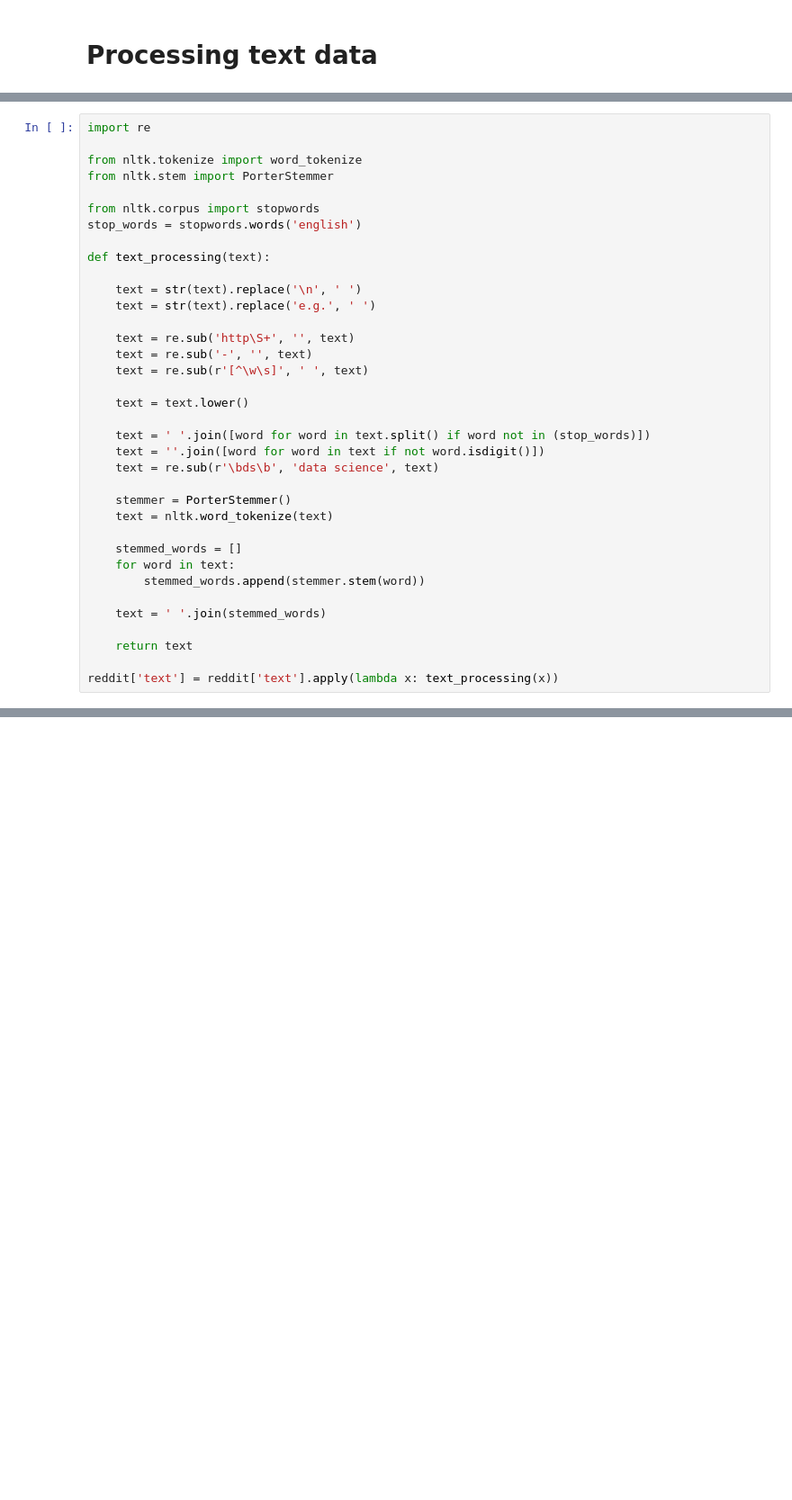
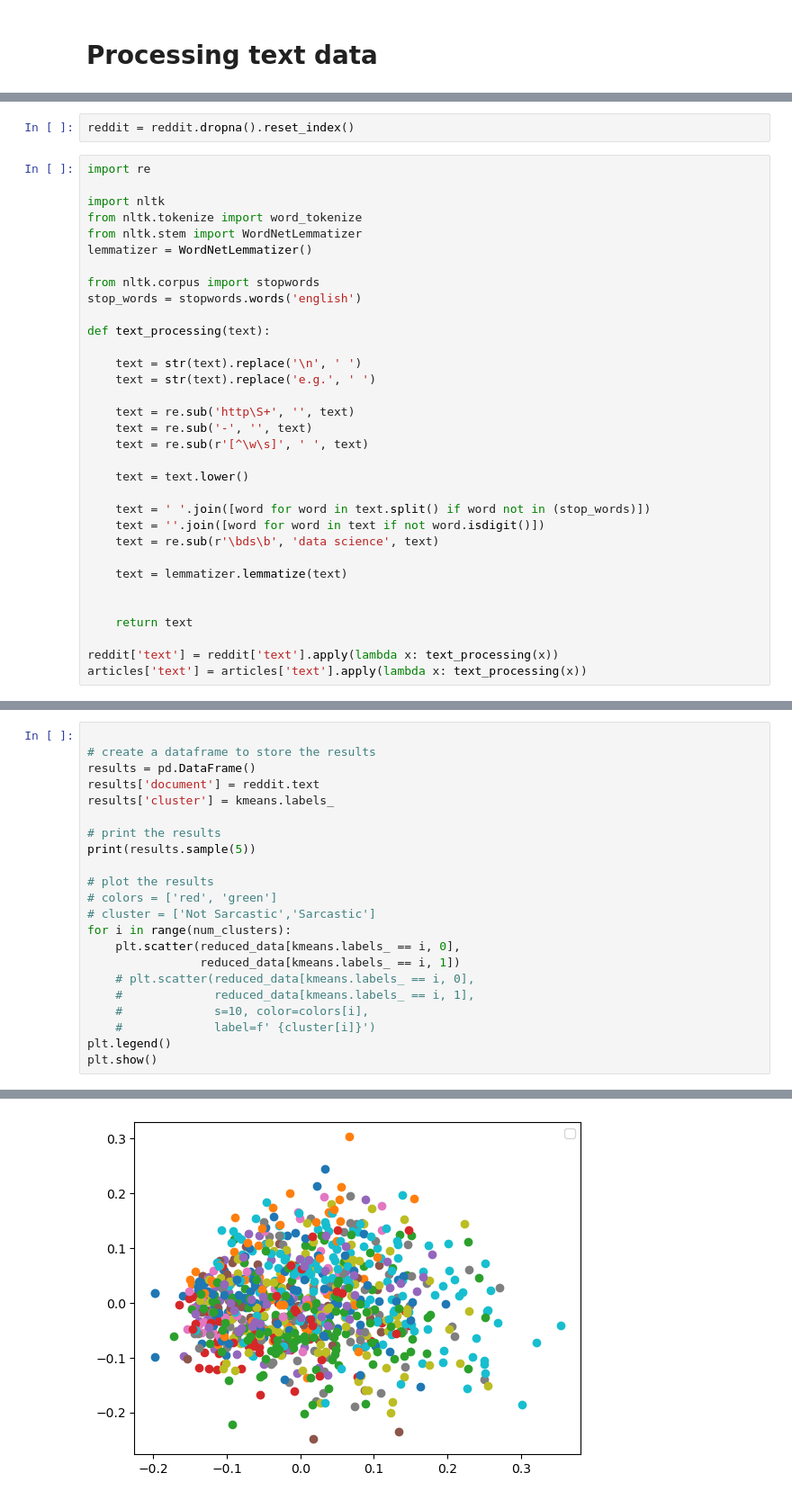
Before and after one commit to thomaschow0716/articles, a Jupyter notebook: main.ipynb, the cells around one changed output, grey strips where cells are left out. Shown at 90% size. Drawn from its saved outputs; the diff is of its cells as text; blank space fills up the shorter version.

```diff
--- a/main.ipynb
+++ b/main.ipynb
@@ -31,8 +31,12 @@ memory usage: 4.1+ KB
+# %%
+reddit = reddit.dropna().reset_index()
 # %%
 import re
 
+import nltk
 from nltk.tokenize import word_tokenize
-from nltk.stem import PorterStemmer
+from nltk.stem import WordNetLemmatizer
+lemmatizer = WordNetLemmatizer()
 
 from nltk.corpus import stopwords
 stop_words = stopwords.words('english')
@@ -52,18 +56,13 @@ def text_processing(text):
     text = ''.join([word for word in text if not word.isdigit()])
     text = re.sub(r'\bds\b', 'data science', text)
 
-    stemmer = PorterStemmer()
-    text = nltk.word_tokenize(text)
+    text = lemmatizer.lemmatize(text)
 
-    stemmed_words = []
-    for word in text:
-        stemmed_words.append(stemmer.stem(word))
-
-    text = ' '.join(stemmed_words)
 
     return text
 
 reddit['text'] = reddit['text'].apply(lambda x: text_processing(x))
+articles['text'] = articles['text'].apply(lambda x: text_processing(x))
 # %%
 reddit['text'][0]
 # %% [output]
@@ -70,0 +101,23 @@ reddit['text'][0]
+# %%
+
+# create a dataframe to store the results
+results = pd.DataFrame()
+results['document'] = reddit.text
+results['cluster'] = kmeans.labels_
+
+# print the results
+print(results.sample(5))
+
+# plot the results
+# colors = ['red', 'green']
+# cluster = ['Not Sarcastic','Sarcastic']
+for i in range(num_clusters):
+    plt.scatter(reduced_data[kmeans.labels_ == i, 0],
+                reduced_data[kmeans.labels_ == i, 1])
+    # plt.scatter(reduced_data[kmeans.labels_ == i, 0],
+    #             reduced_data[kmeans.labels_ == i, 1],
+    #             s=10, color=colors[i],
+    #             label=f' {cluster[i]}')
+plt.legend()
+plt.show()
+# %% [output]
@@ -70,0 +131 @@ reddit['text'][0]
+[figure, added]
```
Also changed, not shown: parts of 11 cells of this notebook.
